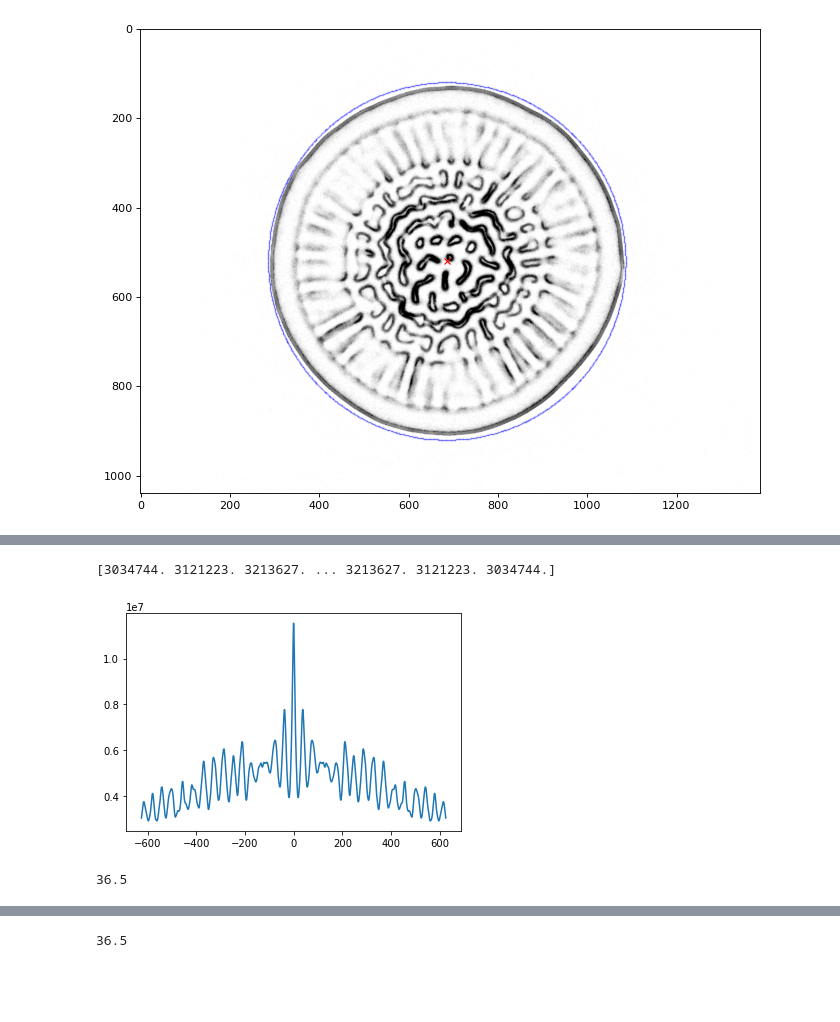
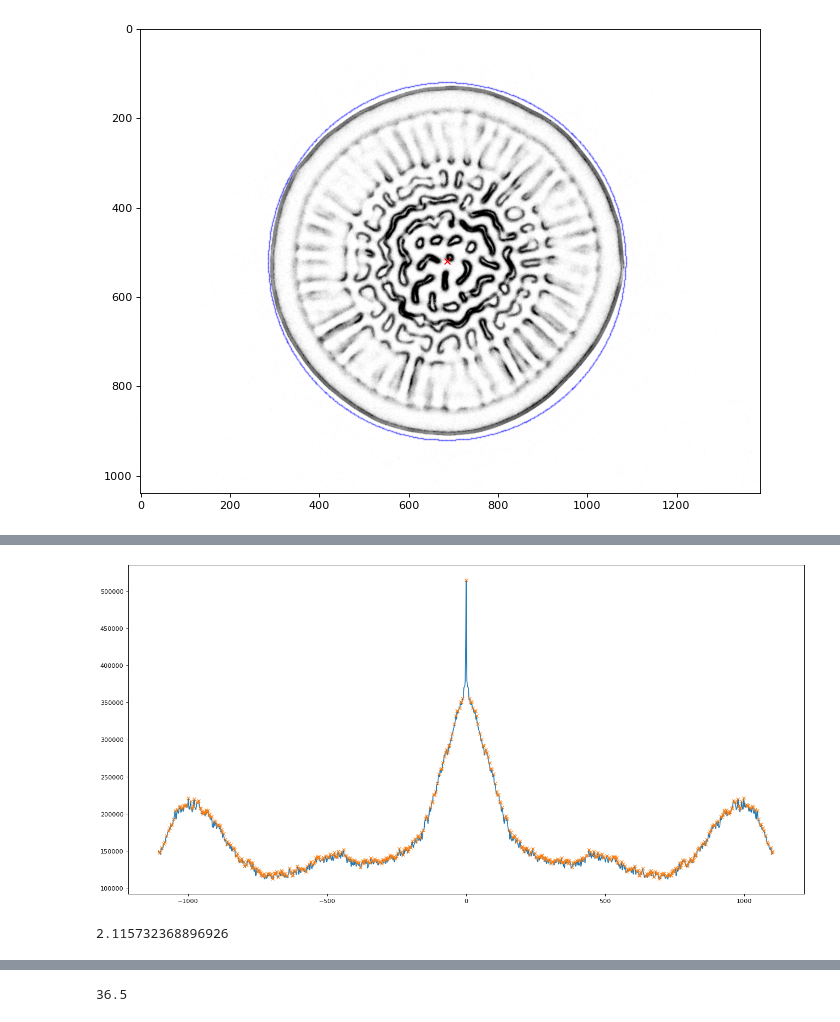
Before and after one commit to RadhikaGupta88/Biofilms, a Jupyter notebook: notebooks/3-radial_selections.ipynb, the cells around one changed output, grey strips where cells are left out. Saved outputs shown, nothing was run; the diff lists cells and outputs as text; code cells hidden in the pictures; blank space fills up the shorter version.

```diff
--- a/notebooks/3-radial_selections.ipynb
+++ b/notebooks/3-radial_selections.ipynb
@@ -58,16 +58,7 @@ plt.show()
-# %%
-auto_correlation = np.correlate(data, data, mode='same')
-print(auto_correlation)
-lags = np.arange(-len(auto_correlation)/2, len(auto_correlation)/2)
-plt.plot(lags, auto_correlation)
-plt.show()
-# %% [output]
-[3034744. 3121223. 3213627. ... 3213627. 3121223. 3034744.]
-[figure, removed]
 # %%
 from scipy.signal import find_peaks
 # %%
-def find_period_radial_select(stack):
+def find_period_radial_select(stack, plot=False):
     data = stack[2]
     auto_correlation = np.correlate(data, data, mode='same')
     lags = np.arange(-len(auto_correlation)/2, len(auto_correlation)/2)
@@ -75,12 +66,19 @@ def find_period_radial_select(stack):
     peaks, _ = find_peaks(auto_correlation, height=0)
     second_maximum = np.sort(auto_correlation[peaks])[-2]
     index = np.where(auto_correlation == second_maximum)[0]
-    period = lags[index[1]]
+    period = (lags[index[1]]/len(data))*360
+
+    if plot == True:
+        plt.figure(figsize=(20, 10), dpi=80)
+        plt.plot(lags, auto_correlation)
+        plt.plot(lags[peaks], auto_correlation[peaks], "x")
+        plt.show()
     return period
 # %%
-find_period_radial_select(stack)
+find_period_radial_select(stack, True)
 # %% [output]
+[figure, added]
-36.5
+2.115732368896926
 # %%
 period  = []
 radii = []
```
Also changed, not shown: parts of 4 cells of this notebook, 4 other files.
